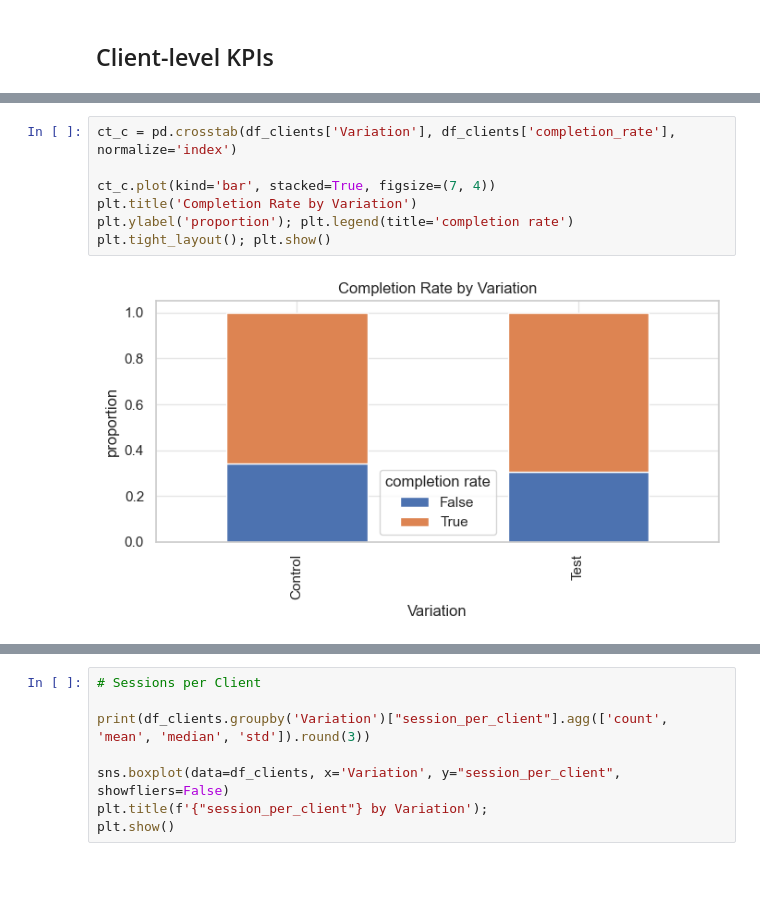
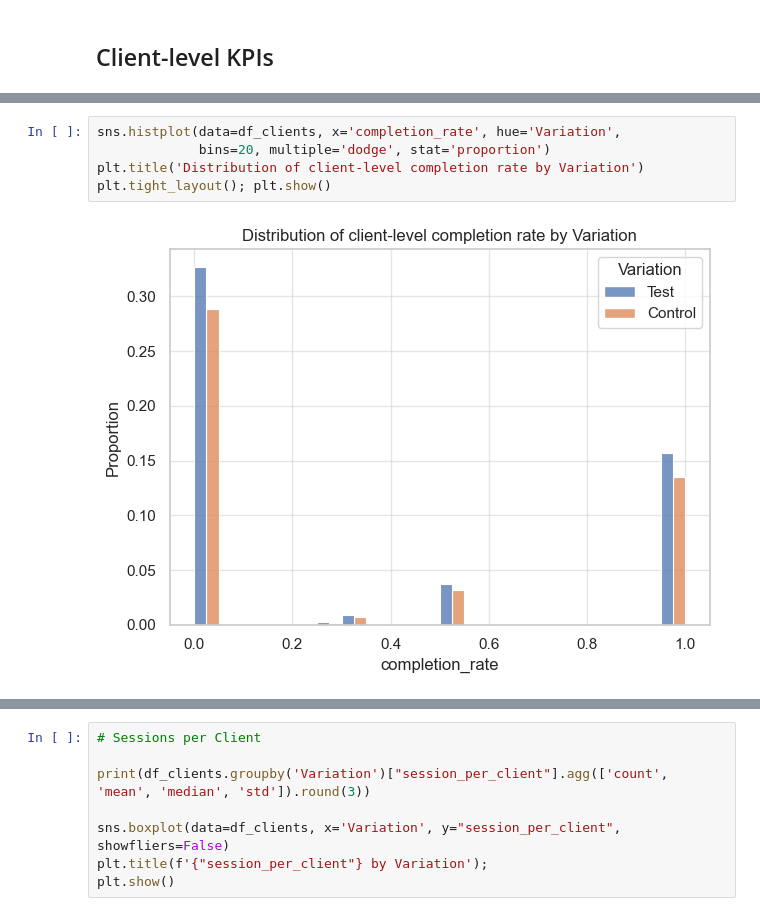
Before and after one commit to anwenvroberts-max/vanguard_AB, a Jupyter notebook: notebooks/eda_kpis.ipynb, the cells around one changed output, grey strips where cells are left out. Drawn from its saved outputs; the diff is of its cells as text; blank space fills up the shorter version.

```diff
--- a/notebooks/eda_kpis.ipynb
+++ b/notebooks/eda_kpis.ipynb
@@ -117,12 +78,10 @@ Cramér's V: 0.03957729928847352
-# %%
-ct_c = pd.crosstab(df_clients['Variation'], df_clients['completion_rate'], normalize='index')
-
-ct_c.plot(kind='bar', stacked=True, figsize=(7, 4))
-plt.title('Completion Rate by Variation')
-plt.ylabel('proportion'); plt.legend(title='completion rate')
-plt.tight_layout(); plt.show()
-# %% [output]
-[figure, removed]
+# %%
+sns.histplot(data=df_clients, x='completion_rate', hue='Variation',
+             bins=20, multiple='dodge', stat='proportion')
+plt.title('Distribution of client-level completion rate by Variation')
+plt.tight_layout(); plt.show()
+# %% [output]
+[figure, added]
 # %%
 #Error Rate
 
```
Also changed, not shown: parts of 7 cells of this notebook, 6 other files.
